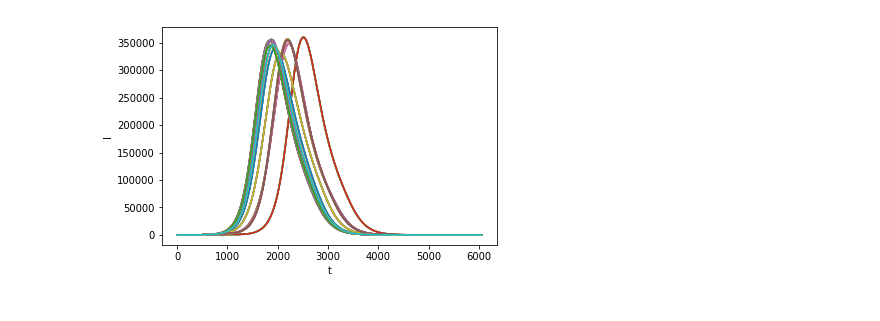
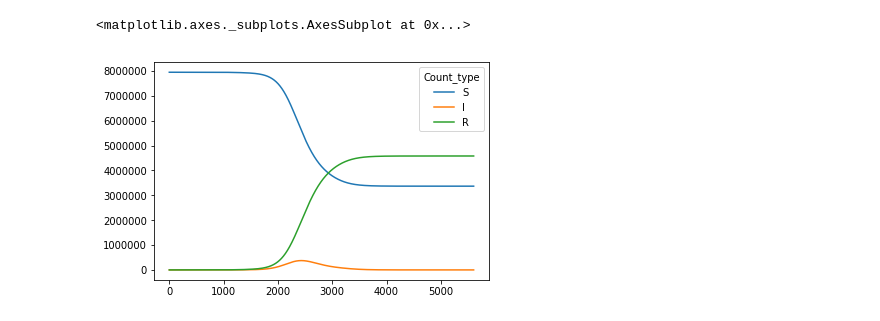
Before and after one commit to joshuablake/Temporal-metapop-epidemic-London-, a Jupyter notebook: src/Results analysis.ipynb, the cells around one changed output. Saved outputs shown, nothing was run; the diff lists cells and outputs as text; code cells hidden in the pictures.

Commit message:
Look at results more

```diff
--- a/src/Results analysis.ipynb
+++ b/src/Results analysis.ipynb
@@ -25,13 +21,7 @@ results.head()
+# %%
+results.xs((71,0,1), level=('Init_station','Init_time','Init_count')).T.plot()
+# %% [output]
+<matplotlib.axes._subplots.AxesSubplot at 0x...>
+[figure, added]
 # %%
 filtered=results.xs((10, 'I'), level=('Init_count', 'Count_type')).fillna(0)
-# %%
-ax = plt.subplot(xlabel='t', ylabel='I',)
-for row in filtered.itertuples():
-    data = row[1:]
-    ax.plot(data)
-
-# ax.set_xlabel('Time of day')
-# ax.set_xticklabels(['{:0>2}:00'.format(int(x)) for x in ax.get_xticks()]);
-plt.show()
-# %% [output]
-[figure, removed]
```
Also changed, not shown: parts of 7 cells of this notebook.
